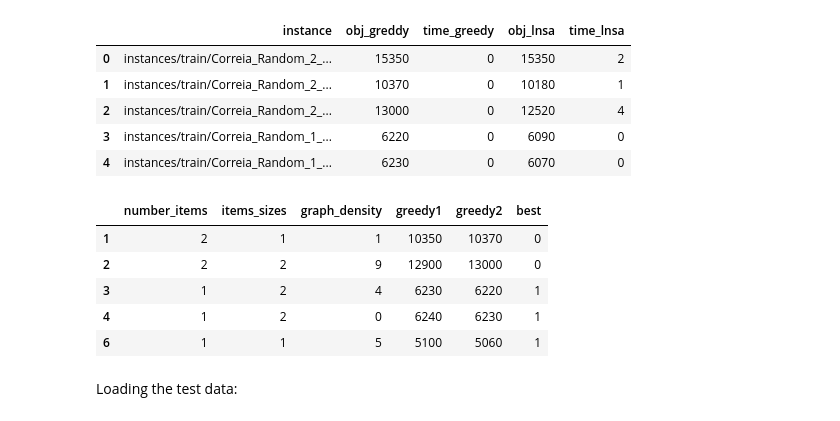
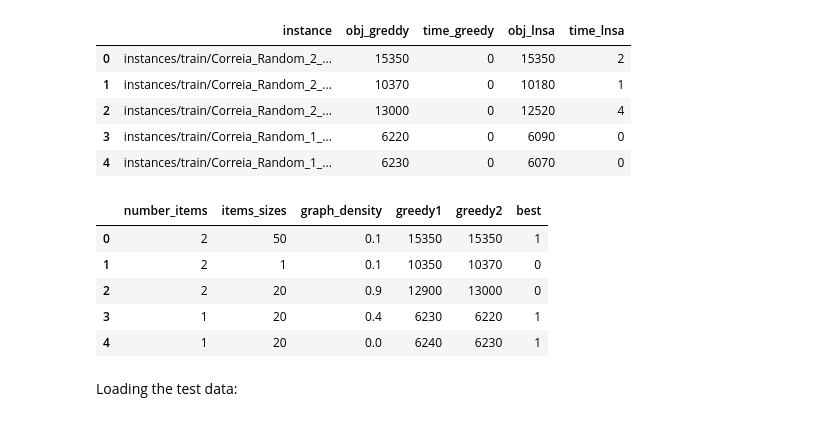
Before and after one commit to filipemedeiross/solving_vsbppc, a Jupyter notebook: experiments/decision_tree.ipynb, the cells around one changed output. Saved outputs shown, nothing was run; the diff lists cells and outputs as text; code cells hidden in the pictures.

```diff
--- a/experiments/decision_tree.ipynb
+++ b/experiments/decision_tree.ipynb
@@ -26,3 +28,24 @@ def extract_features(file):
+# %%
+sizes = {
+    1 :  1,
+    2 : 20,
+    3 : 50,
+}
+
+conflicts = {
+    0  :  0.0,
+    1  :  0.1,
+    2  :  0.2,
+    3  :  0.3,
+    4  :  0.4,
+    5  :  0.5,
+    6  :  0.6,
+    7  :  0.7,
+    8  :  0.8,
+    9  :  0.9,
+    10 : 0.95,
+    11 : 0.99,
+}
 # %% [markdown]
 ## PRE-PROCESSING
 # %% [markdown]
@@ -52,24 +75,23 @@ data_train2.head()
 # %%
 features = data_train1['instance'].apply(lambda x: pd.Series(extract_features(x)))
 
-instances_train = pd.DataFrame({
+data_train = pd.DataFrame({
     'number_items'  : features[0],
-    'items_sizes'   : features[1],
-    'graph_density' : features[2],
+    'items_sizes'   : features[1].map(sizes),
+    'graph_density' : features[2].map(conflicts),
     'greedy1'       : data_train1.obj_greddy,
     'greedy2'       : data_train2.obj_greddy,
     'best'          : np.where(data_train2.obj_greddy <= data_train1.obj_greddy, 1, 0)
 })
 
-data_train = instances_train[instances_train.greedy1 != instances_train.greedy2]
 data_train.head()
 # %% [output]
 |  | number_items | items_sizes | graph_density | greedy1 | greedy2 | best |
-| 1 | 2 | 1 | 1 | 10350 | 10370 | 0 |
-| 2 | 2 | 2 | 9 | 12900 | 13000 | 0 |
-| 3 | 1 | 2 | 4 | 6230 | 6220 | 1 |
-| 4 | 1 | 2 | 0 | 6240 | 6230 | 1 |
-| 6 | 1 | 1 | 5 | 5100 | 5060 | 1 |
+| 0 | 2 | 50 | 0.1 | 15350 | 15350 | 1 |
+| 1 | 2 | 1 | 0.1 | 10350 | 10370 | 0 |
+| 2 | 2 | 20 | 0.9 | 12900 | 13000 | 0 |
+| 3 | 1 | 20 | 0.4 | 6230 | 6220 | 1 |
+| 4 | 1 | 20 | 0.0 | 6240 | 6230 | 1 |
 # %% [markdown]
 Loading the test data:
 # %%
```
Also changed, not shown: parts of 11 cells of this notebook.
